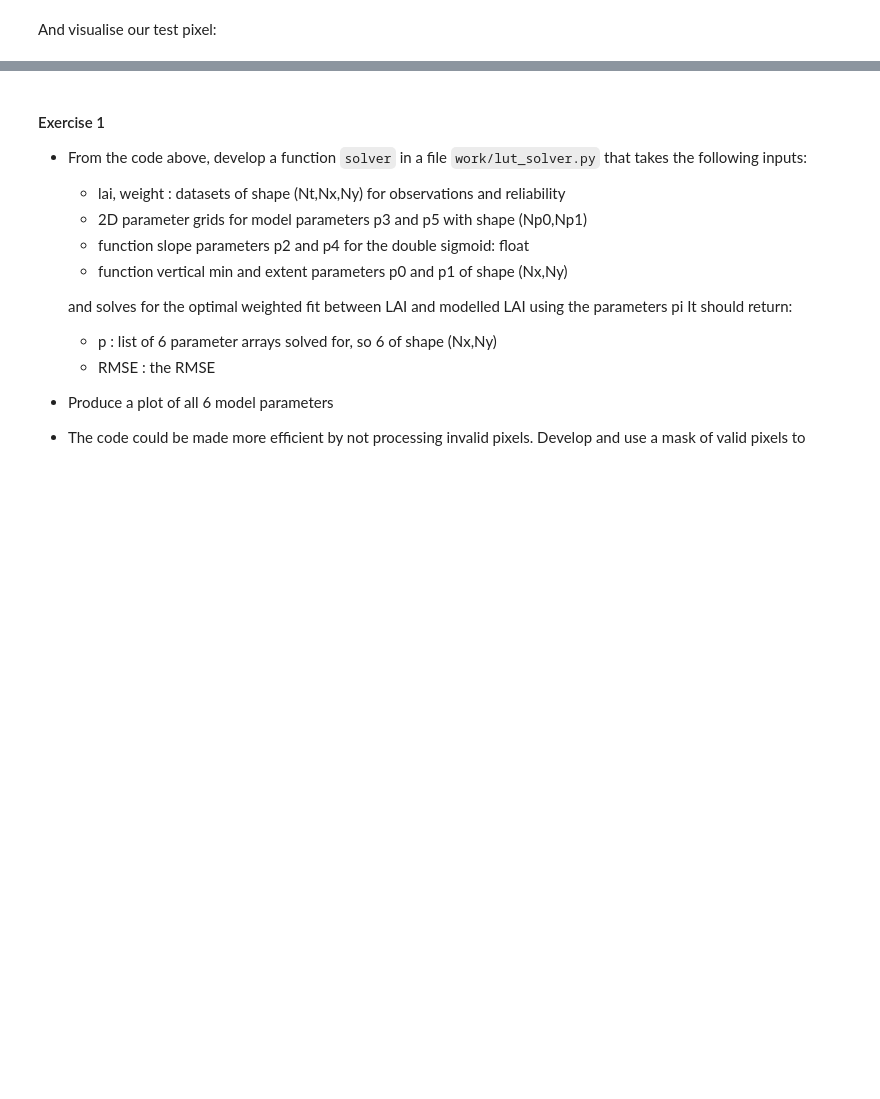
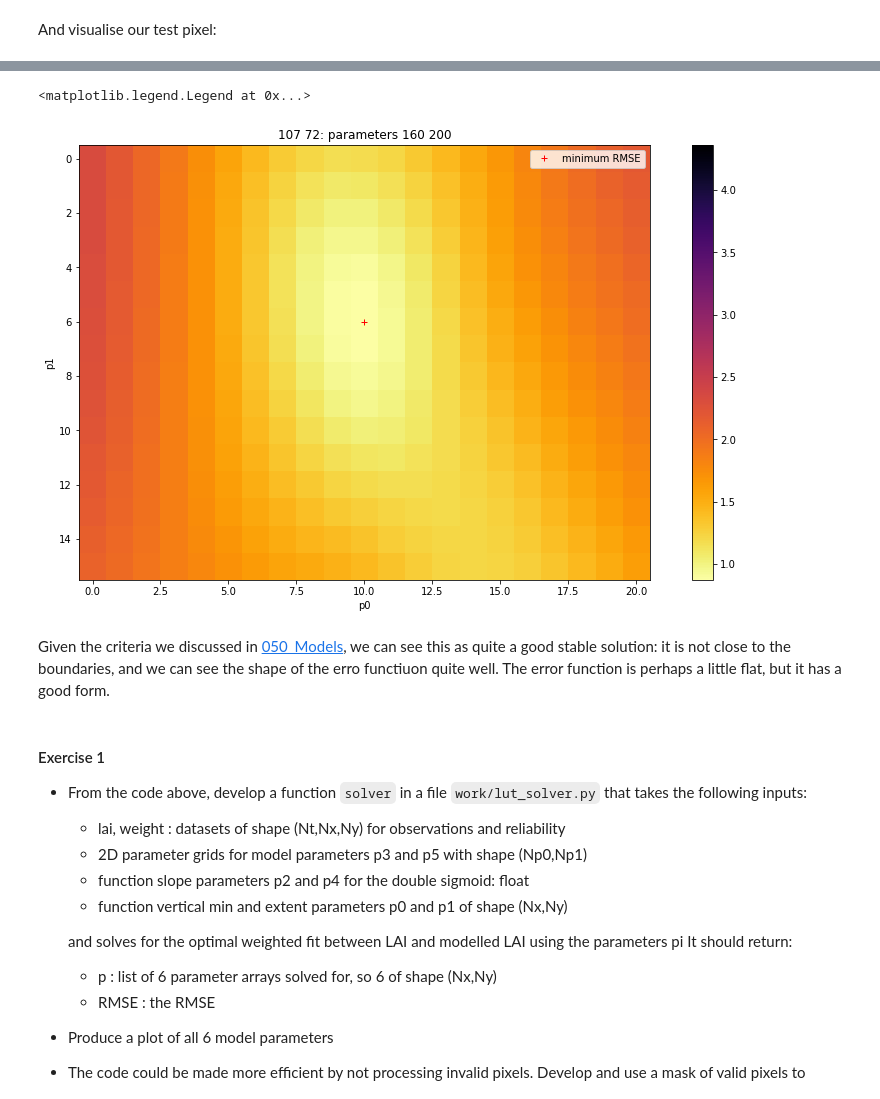
Before and after one commit to UCL-EO/geog0111, a Jupyter notebook: notebooks/051_Phenology_model.ipynb, the cells around one changed output, grey strips where cells are left out. Drawn from its saved outputs; the diff is of its cells as text; code cells hidden in the pictures; blank space fills up the shorter version.

```diff
--- a/notebooks/051_Phenology_model.ipynb
+++ b/notebooks/051_Phenology_model.ipynb
@@ -432,3 +432,19 @@ p = [param0_ext,param1_ext,param2_ext,\
 y = dbl_sigmoid_function(p,t_ext).reshape(lai.shape)
 # %% [markdown]
 And visualise our test pixel:
+# %%
+# visualise RMSE for this pixel
+# shape is npixels,ngrid
+# RMSE full grid is nx,ny, npx,npy
+newshape = (*(lai.shape[1:]),*(sp0.shape))
+print(f'rmse full shape: {newshape}')
+rmse_grid = rmse.reshape(newshape)[p0,p1]
+min_rmse = rmse_grid.min()
+
+# use np.argmin to find the minimum
+imin = np.argmin(rmse_grid)
+ip0min,ip1min = np.unravel_index(imin,sp0.shape)
+
+p0min,p1min = sp0.ravel()[imin],sp1.ravel()[imin]
+print(f'1D index of minimum  : {imin}')
+print(f'parameter at minimum : {p0min},{p1min}')
@@ -457,3 +477,22 @@ Luxembourg optimised
+# %%
+import matplotlib.pyplot as plt
+# Plot the reshaped RMSE values returned from this as an image
+
+# plot it
+fig, axs = plt.subplots(1,1,figsize=(15,8))
+im = axs.imshow(rmse_grid,interpolation="nearest",\
+                vmax=5*min_rmse,cmap=plt.cm.inferno_r)
+fig.colorbar(im, ax=axs)
+axs.set_title(f'{p0} {p1}: parameters {p0min} {p1min}')
+axs.set_xlabel('p0')
+axs.set_ylabel('p1')
+plt.plot([ip1min],[ip0min],'r+',label="minimum RMSE")
+axs.legend(loc='best')
+# %% [output]
+<matplotlib.legend.Legend at 0x...>
+[figure, added]
+# %% [markdown]
+Given the criteria we discussed in [050_Models](050_Models.ipynb#Visualisation-of-RMSE), we can see this as quite a good stable solution: it is not close to the boundaries, and we can see the shape of the erro functiuon quite well. The error function is perhaps a little flat, but it has a good form.
 # %% [markdown]
 #### Exercise 1
 
```
Also changed, not shown: parts of 2 cells of this notebook, 5 other files.
